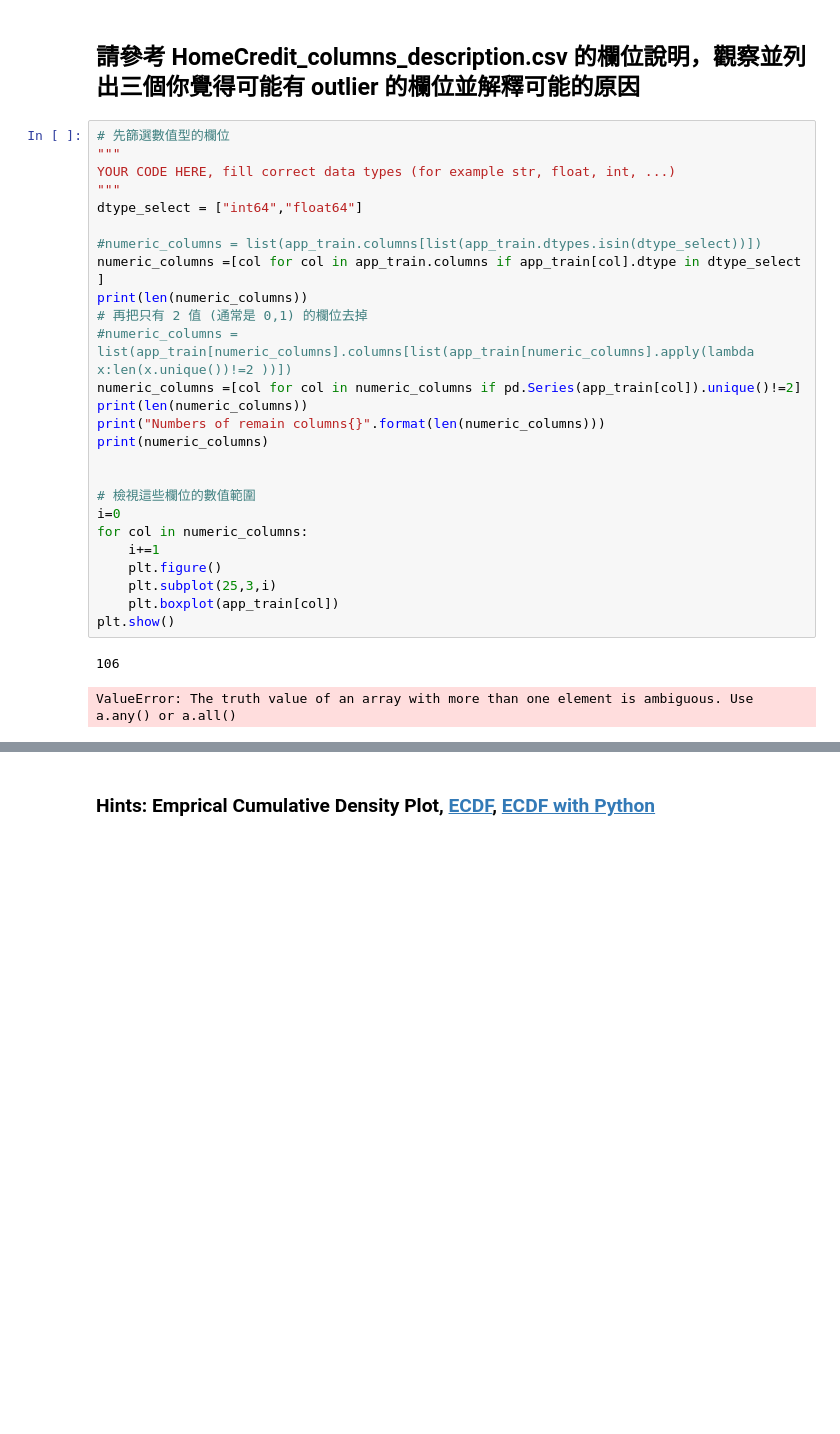
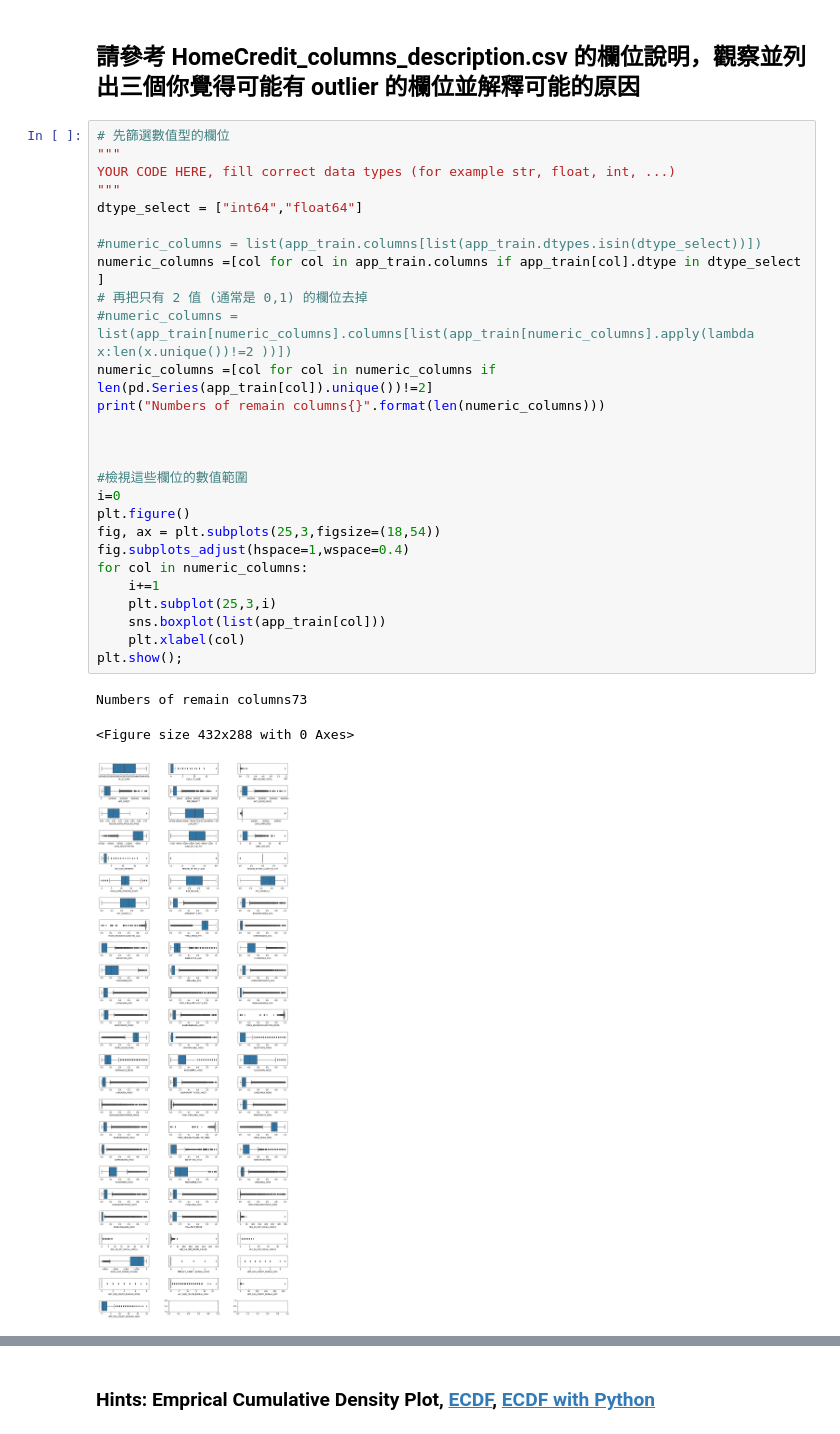
Before and after one commit to dgtyuewq/2nd-ML100days-2, a Jupyter notebook: Day_006_HW.ipynb, the cells around one changed output, grey strips where cells are left out. Saved outputs shown, nothing was run; the diff lists cells and outputs as text; blank space fills up the shorter version.

```diff
--- a/Day_006_HW.ipynb
+++ b/Day_006_HW.ipynb
@@ -34,30 +34,32 @@ Path of read in data: ./data\application_train.csv
 # %%
 # 先篩選數值型的欄位
 """
 YOUR CODE HERE, fill correct data types (for example str, float, int, ...)
 """
 dtype_select = ["int64","float64"]
 
 #numeric_columns = list(app_train.columns[list(app_train.dtypes.isin(dtype_select))])
 numeric_columns =[col for col in app_train.columns if app_train[col].dtype in dtype_select ]
-print(len(numeric_columns))
 # 再把只有 2 值 (通常是 0,1) 的欄位去掉
 #numeric_columns = list(app_train[numeric_columns].columns[list(app_train[numeric_columns].apply(lambda x:len(x.unique())!=2 ))])
-numeric_columns =[col for col in numeric_columns if pd.Series(app_train[col]).unique()!=2]
-print(len(numeric_columns))
+numeric_columns =[col for col in numeric_columns if len(pd.Series(app_train[col]).unique())!=2]
 print("Numbers of remain columns{}".format(len(numeric_columns)))
-print(numeric_columns)
 
 
-# 檢視這些欄位的數值範圍
+
+#檢視這些欄位的數值範圍
 i=0
+plt.figure()
+fig, ax = plt.subplots(25,3,figsize=(18,54))
+fig.subplots_adjust(hspace=1,wspace=0.4)
 for col in numeric_columns:
     i+=1
-    plt.figure()
     plt.subplot(25,3,i)
-    plt.boxplot(app_train[col])
-plt.show()
+    sns.boxplot(list(app_train[col]))
+    plt.xlabel(col)
+plt.show();
 # %% [output]
-106
+Numbers of remain columns73
-ValueError: The truth value of an array with more than one element is ambiguous. Use a.any() or a.all()
+<Figure size 432x288 with 0 Axes>
+[figure, added]
 # %%
```
Also changed, not shown: parts of 8 cells of this notebook.
